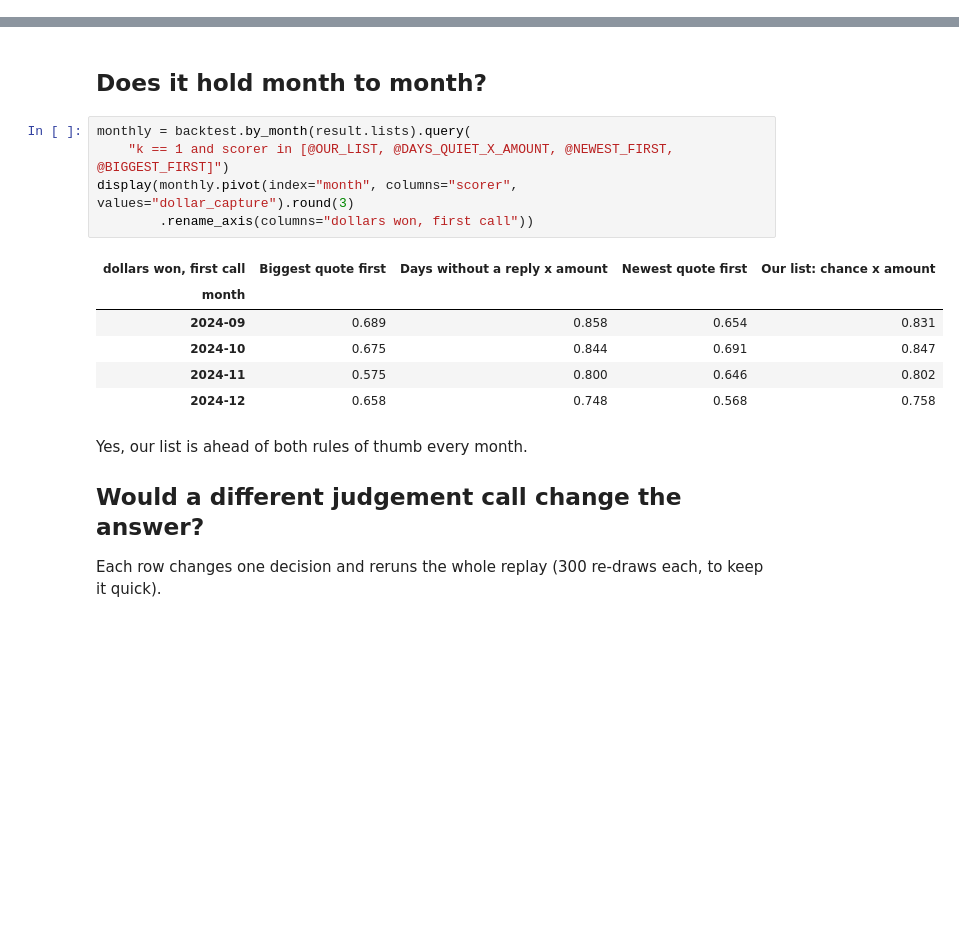
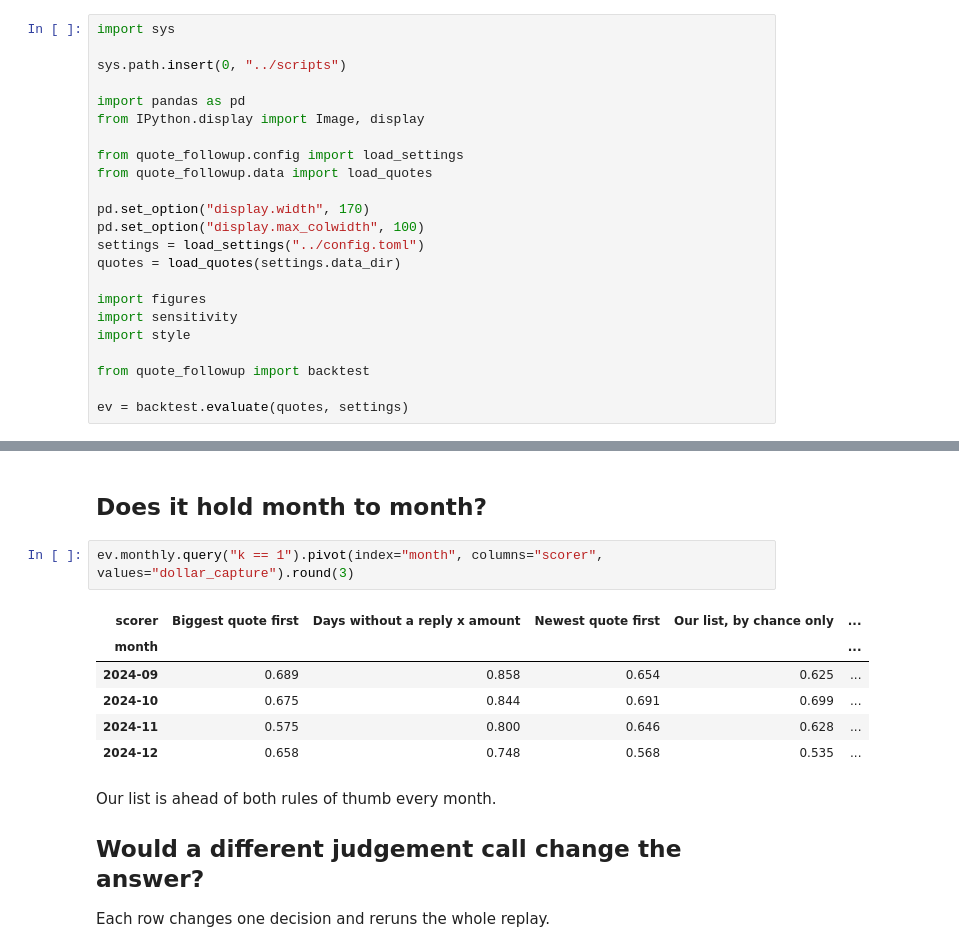
Before and after one commit to saman-rahbar/quote-followup, a Jupyter notebook: notebooks/05_testing_the_hypotheses.ipynb, the cells around one changed output, grey strips where cells are left out. Drawn from its saved outputs; the diff is of its cells as text; blank space fills up the shorter version.

```diff
--- a/notebooks/05_testing_the_hypotheses.ipynb
+++ b/notebooks/05_testing_the_hypotheses.ipynb
@@ -47 +12,24 @@ print(f"{result.lists.query('k == 1 and scorer == @OUR_LIST').shape[0]:,} busine
+# %%
+import sys
+
+sys.path.insert(0, "../scripts")
+
+import pandas as pd
+from IPython.display import Image, display
+
+from quote_followup.config import load_settings
+from quote_followup.data import load_quotes
+
+pd.set_option("display.width", 170)
+pd.set_option("display.max_colwidth", 100)
+settings = load_settings("../config.toml")
+quotes = load_quotes(settings.data_dir)
+
+import figures
+import sensitivity
+import style
+
+from quote_followup import backtest
+
+ev = backtest.evaluate(quotes, settings)
 # %% [markdown]
@@ -222,21 +178,18 @@ display(Image(figures.ASSETS / "evidence.png"))
 # %% [markdown]
 ## Does it hold month to month?
 # %%
-monthly = backtest.by_month(result.lists).query(
-    "k == 1 and scorer in [@OUR_LIST, @DAYS_QUIET_X_AMOUNT, @NEWEST_FIRST, @BIGGEST_FIRST]")
-display(monthly.pivot(index="month", columns="scorer", values="dollar_capture").round(3)
-        .rename_axis(columns="dollars won, first call"))
+ev.monthly.query("k == 1").pivot(index="month", columns="scorer", values="dollar_capture").round(3)
 # %% [output]
-| dollars won, first call | Biggest quote first | Days without a reply x amount | Newest quote first | Our list: chance x amount |
-| month |  |  |  |  |
-| 2024-09 | 0.689 | 0.858 | 0.654 | 0.831 |
-| 2024-10 | 0.675 | 0.844 | 0.691 | 0.847 |
-| 2024-11 | 0.575 | 0.800 | 0.646 | 0.802 |
-| 2024-12 | 0.658 | 0.748 | 0.568 | 0.758 |
+| scorer | Biggest quote first | Days without a reply x amount | Newest quote first | Our list, by chance only | ... |
+| month |  |  |  |  | ... |
+| 2024-09 | 0.689 | 0.858 | 0.654 | 0.625 | ... |
+| 2024-10 | 0.675 | 0.844 | 0.691 | 0.699 | ... |
+| 2024-11 | 0.575 | 0.800 | 0.646 | 0.628 | ... |
+| 2024-12 | 0.658 | 0.748 | 0.568 | 0.535 | ... |
 # %% [markdown]
-Yes, our list is ahead of both rules of thumb every month.
+Our list is ahead of both rules of thumb every month.
 
 ## Would a different judgement call change the answer?
 
-Each row changes one decision and reruns the whole replay (300 re-draws each, to keep it quick).
+Each row changes one decision and reruns the whole replay.
 # %%
```
Also changed, not shown: parts of 29 cells of this notebook, 46 other files.
